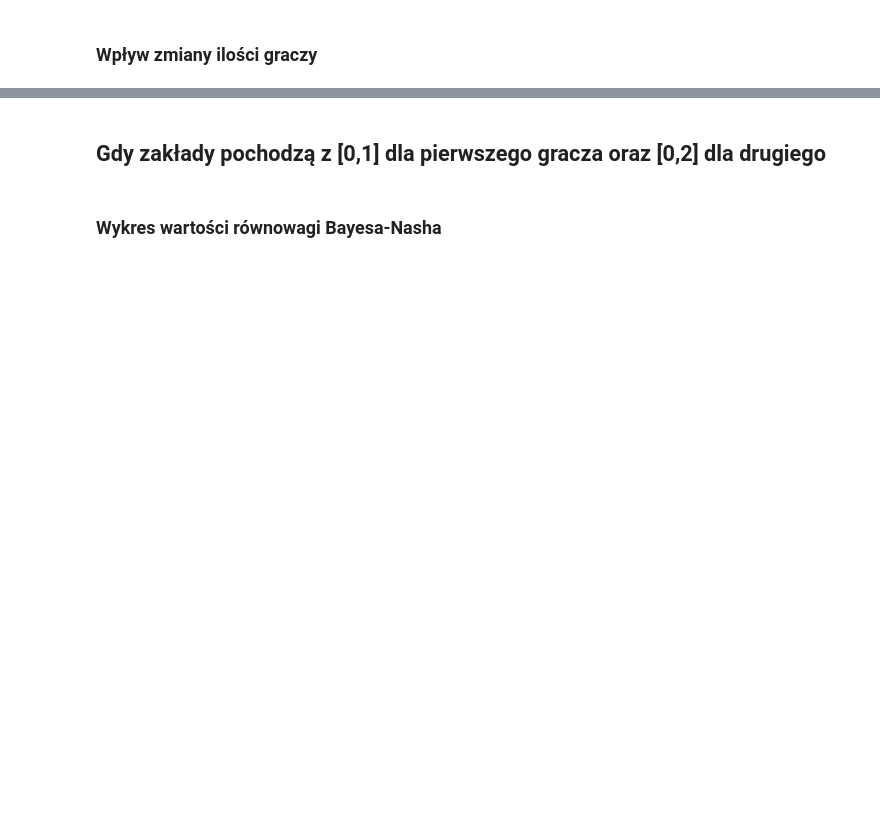
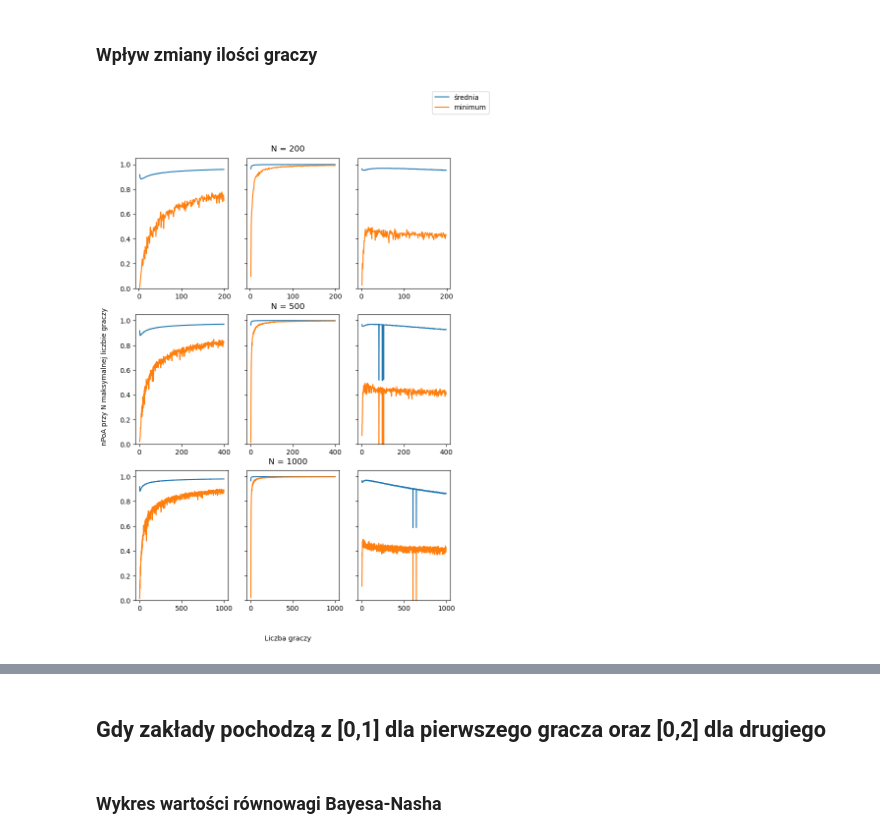
Before and after one commit to mlwnavis/PriceOfAnarchyAuctions, a Jupyter notebook: First-price.ipynb, the cells around one changed output, grey strips where cells are left out. Saved outputs shown, nothing was run; the diff lists cells and outputs as text; code cells hidden in the pictures; blank space fills up the shorter version.

```diff
--- a/First-price.ipynb
+++ b/First-price.ipynb
@@ -313,34 +331,44 @@ for n in NN:
 # %%
-fig, ax = plt.subplots(3,2, figsize=(8.27, 11.69), sharey='all')
+fig, ax = plt.subplots(3,3, figsize=(8.27, 11.69), sharey='all')
 x = list(range(2,200))
 ax[0,0].plot(x,PoA_mean_uni[0], label = 'średnia')
 ax[0,0].plot(x,PoA_min_uni[0], label = 'minimum')
 ax[0,1].plot(x,PoA_mean_norm[0], label = 'średnia')
 ax[0,1].plot(x,PoA_min_norm[0], label = 'minimum')
+ax[0,2].plot(x,PoA_mean_norm_over[0], label = 'średnia')
+ax[0,2].plot(x,PoA_min_norm_over[0], label = 'minimum')
+
 x = list(range(2,400))
 
 ax[1,0].plot(x,PoA_mean_uni[1], label = 'średnia')
 ax[1,0].plot(x,PoA_min_uni[1], label = 'minimum')
 ax[1,1].plot(x,PoA_mean_norm[1], label = 'średnia')
 ax[1,1].plot(x,PoA_min_norm[1], label = 'minimum')
+ax[1,2].plot(x,PoA_mean_norm_over[1], label = 'średnia')
+ax[1,2].plot(x,PoA_min_norm_over[1], label = 'minimum')
+
 x = list(range(2,1000))
 ax[2,0].plot(x,PoA_mean_uni[2], label = 'średnia')
 ax[2,0].plot(x,PoA_min_uni[2], label = 'minimum')
 ax[2,1].plot(x,PoA_mean_norm[2], label = 'średnia')
 ax[2,1].plot(x,PoA_min_norm[2], label = 'minimum')
+ax[2,2].plot(x,PoA_mean_norm_over[2], label = 'średnia')
+ax[2,2].plot(x,PoA_min_norm_over[2], label = 'minimum')
 
 
 
 
 
 labels = ['średnia', 'minimum']
 fig.legend([ax[0,0], ax[0,0]], labels=labels,
            loc="upper right")
 plt.figtext(0.5,0.89, "N = 200", ha="center", va = "bottom", fontsize=12)
 plt.figtext(0.5,0.615, "N = 500", ha="center", va = "bottom", fontsize=12)
 plt.figtext(0.5,0.345, "N = 1000", ha="center", va = "bottom", fontsize=12)
 fig.text(0.04, 0.5, 'nPoA przy N maksymalnej liczbie graczy', va='center', rotation='vertical')
 fig.text(0.5, 0.04, 'Liczba graczy', ha='center')
 plt.ylim(0, 1.05)
 
-plt.savefig('pictures/extras/No_players_no_overbetting.png')
+plt.savefig('pictures/extras/No_players.png')
+# %% [output]
+[figure, added]
```
Also changed, not shown: parts of 13 cells of this notebook, 1 other file.
